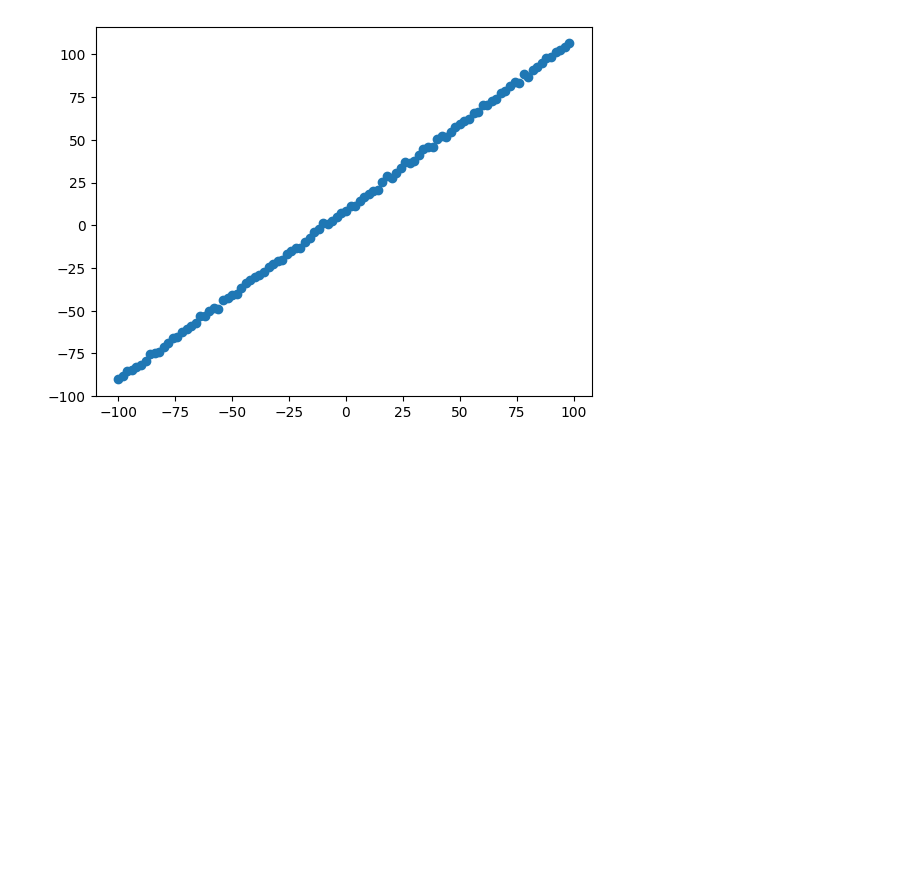
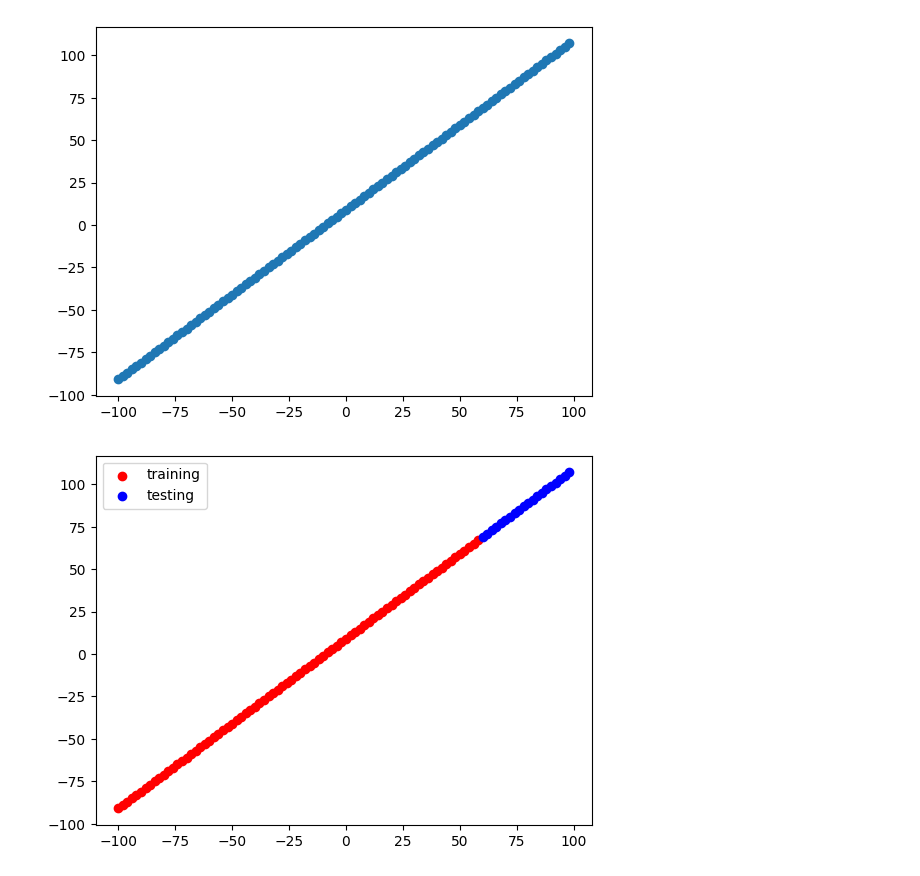
Before and after one commit to dibkb/tensorflow-udemy, a Jupyter notebook: neural_regression.ipynb, the cells around one changed output. Saved outputs shown, nothing was run; the diff lists cells and outputs as text; code cells hidden in the pictures; blank space fills up the shorter version.

Commit message:
Visualizing the predictions

```diff
--- a/neural_regression.ipynb
+++ b/neural_regression.ipynb
@@ -181,7 +181,7 @@ X = tf.range(-100,100,2)
 X = tf.cast(X,dtype=tf.float32)
 # %%
 noise = tf.random.normal(shape=(100,), mean=0, stddev=1)
-y = X + 9 + noise
+y = X + 9
 # %%
 X
 # %% [output]
@@ -225,3 +219,15 @@ plt.scatter(X,y)
 # %% [output]
 <matplotlib.collections.PathCollection at 0x...>
 [figure]
+# %%
+X_train = X[:80]
+X_test = X[80:]
+
+y_train = y[:80]
+y_test = y[80:]
+# %%
+plt.scatter(X_train,y_train,c="r",label ="training")
+plt.scatter(X_test,y_test,c="b",label ="testing")
+plt.legend();
+# %% [output]
+[figure, added]
```
Also changed, not shown: parts of 22 cells of this notebook.
